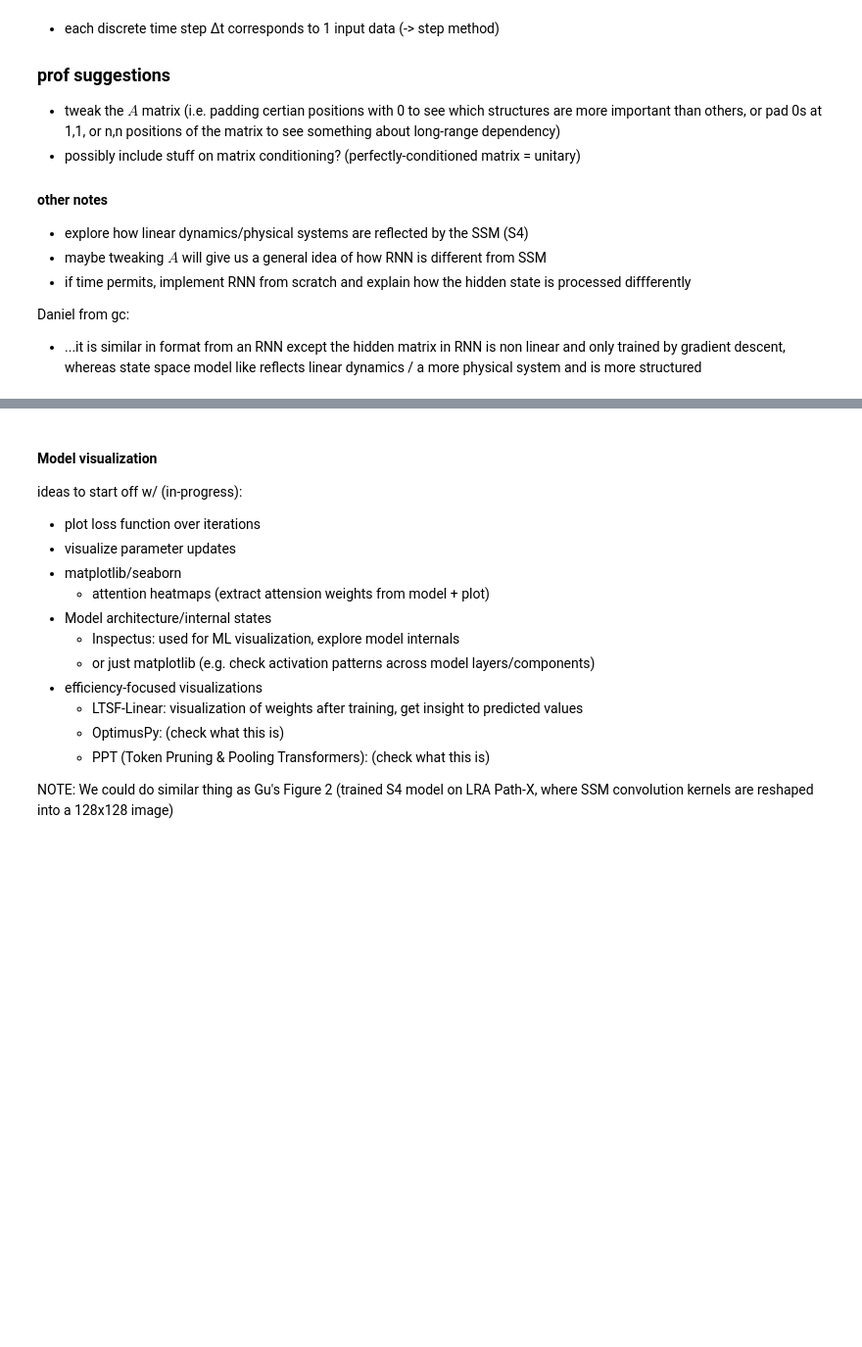
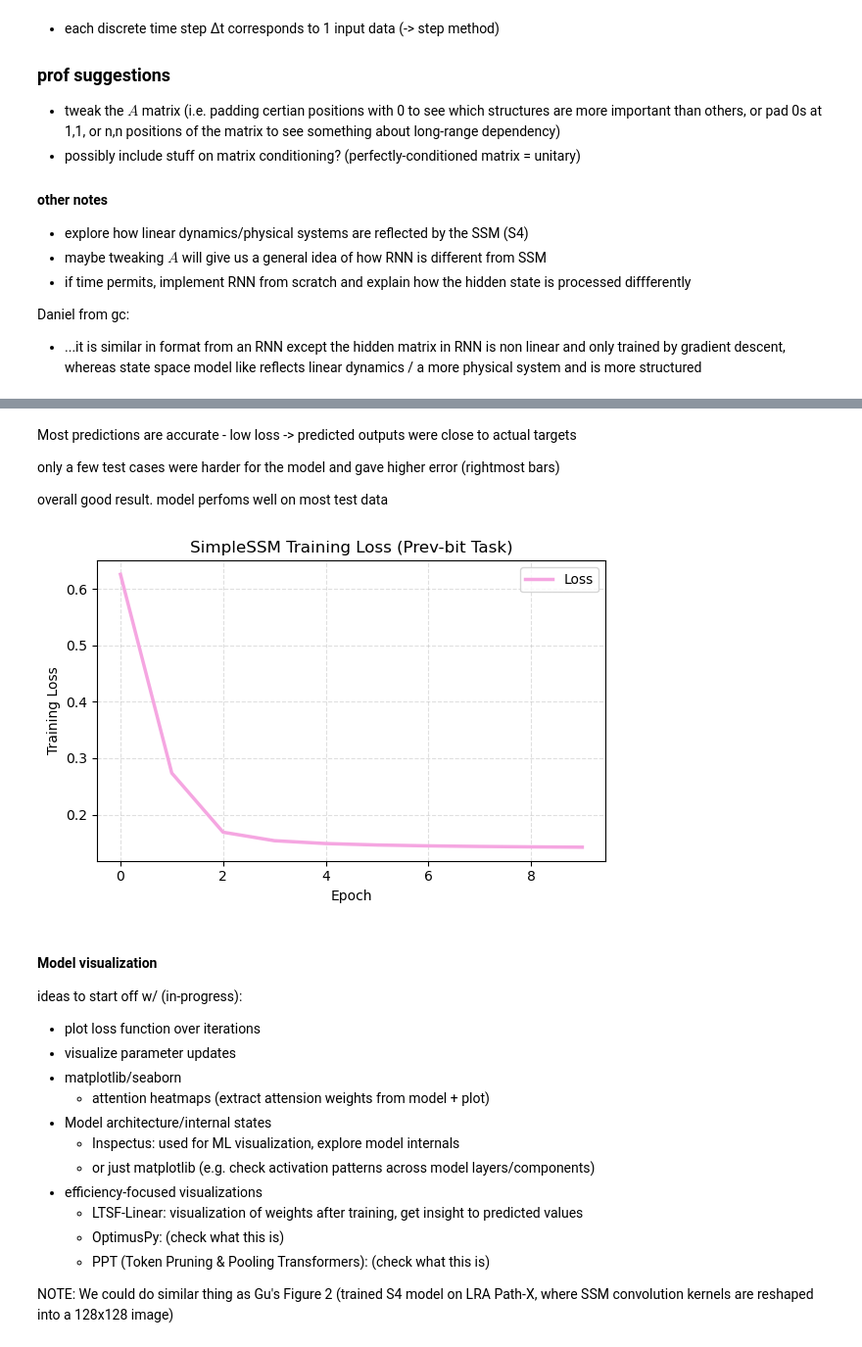
Before and after one commit to dan1oo/Cphy_SSM, a Jupyter notebook: attempt3.ipynb, the cells around one changed output, grey strips where cells are left out. Shown: that part at 98% size. Cells and saved outputs as stored; diff of their text form; code cells hidden in the pictures; blank space fills up the shorter version.

```diff
--- a/attempt3.ipynb
+++ b/attempt3.ipynb
@@ -37,2 +50,25 @@ things I want to cover:
 # %%
 # implementation
+
+model = SimpleSSM(state_dim=state_dim, input_dim=1, output_dim=1, learn_A=True)
+
+# training loop
+n_epoch = 10
+lr = 1e-2
+train_losses = []
+
+for epoch in range(n_epoch):
+    total_loss = 0
+
+    for i in range(n_train):
+        u = x_train[i]          # shape (T, 1)
+        target = y_train[i]     # shape (T, 1)
+
+        loss, grads = model.loss_and_grads(u, target)
+        model.step(grads, lr=lr)
+        total_loss += loss
+
+    avg_loss = total_loss / n_train
+    train_losses.append(avg_loss)
+
+    print(f'Epoch {epoch+1}, Loss: {avg_loss:.4f}')
@@ -39,3 +113,23 @@ things I want to cover:
+# %% [markdown]
+Most predictions are accurate - low loss -> predicted outputs were close to actual targets
+
+only a few test cases were harder for the model and gave higher error (rightmost bars)
+
+overall good result. model perfoms well on most test data
+# %%
+# visualziatoin
+
+plt.figure(figsize=(6,4))
+plt.plot(train_losses, color='#F5A6E1', linewidth=2.5, label='Loss')
+plt.xlabel('Epoch')
+plt.ylabel('Training Loss')
+plt.title('SimpleSSM Training Loss (Prev-bit Task)')
+plt.grid(alpha=0.4, linestyle='--')
+plt.tight_layout()
+plt.legend()
+plt.show()
+# %% [output]
+[figure, added]
 # %% [markdown]
 #### Model visualization
 
```
Also changed, not shown: parts of 6 cells of this notebook.
